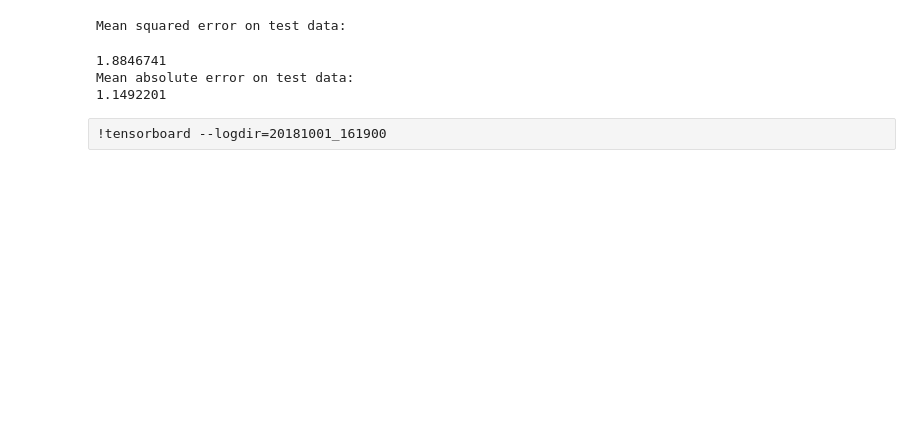
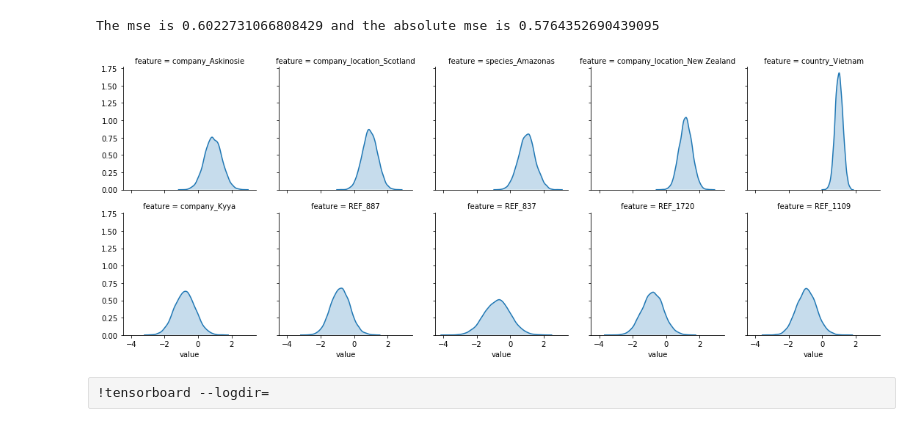
Before and after one commit to stobyne/TensorFriends, a Jupyter notebook: cacao/cacao_linear_reg.ipynb, the cells around one changed output. Saved outputs shown, nothing was run; the diff lists cells and outputs as text; code cells hidden in the pictures; blank space fills up the shorter version.

Commit message:
Add Estimator PredictCacaoRating

```diff
--- a/cacao/cacao_linear_reg.ipynb
+++ b/cacao/cacao_linear_reg.ipynb
@@ -12,3 +13,7 @@ file_path = './flavors_of_cacao.csv'
 # %%
-x_train, x_test, y_train, y_test = preprocess_data.preprocess_data(file_path, test_pct=0.2)
+file_path = './flavors_of_cacao.csv'
+
+x_train, x_test, y_train, y_test, feature_names = preprocess_data.preprocess_data(file_path, test_pct=0.2)
+
+hparams = tf.contrib.training.HParams(batch_size=32, num_epoch=1, gradient_samples=10, num_samples = 10000)
 # %%
@@ -67,13 +85,14 @@ y_post = ed.copy(y, {w: qw, b: qb})
-# %%
-print("Mean squared error on test data:")
-print(ed.evaluate('mean_squared_error', data={x_ph: x_test, y_post: y_test}))
-
-print("Mean absolute error on test data:")
-print(ed.evaluate('mean_absolute_error', data={x_ph: x_test, y_post: y_test}))
-# %% [output]
-Mean squared error on test data:
-1.8846741
-Mean absolute error on test data:
-1.1492201
+# %%
+predict_ratings = PredictChocolateRatings(hparams)
+# %%
+predict_ratings.fit()
+# %%
+predict_ratings.evaluate()
+# %% [output]
+The mse is 0.6022731066808429 and the absolute mse is 0.5764352690439095
+# %%
+predict_ratings.visualize_weights()
+# %% [output]
+[figure, added]
 # %% [raw]
-!tensorboard --logdir=20181001_161900
+!tensorboard --logdir=
```
Also changed, not shown: parts of 8 cells of this notebook, 1 other file.
